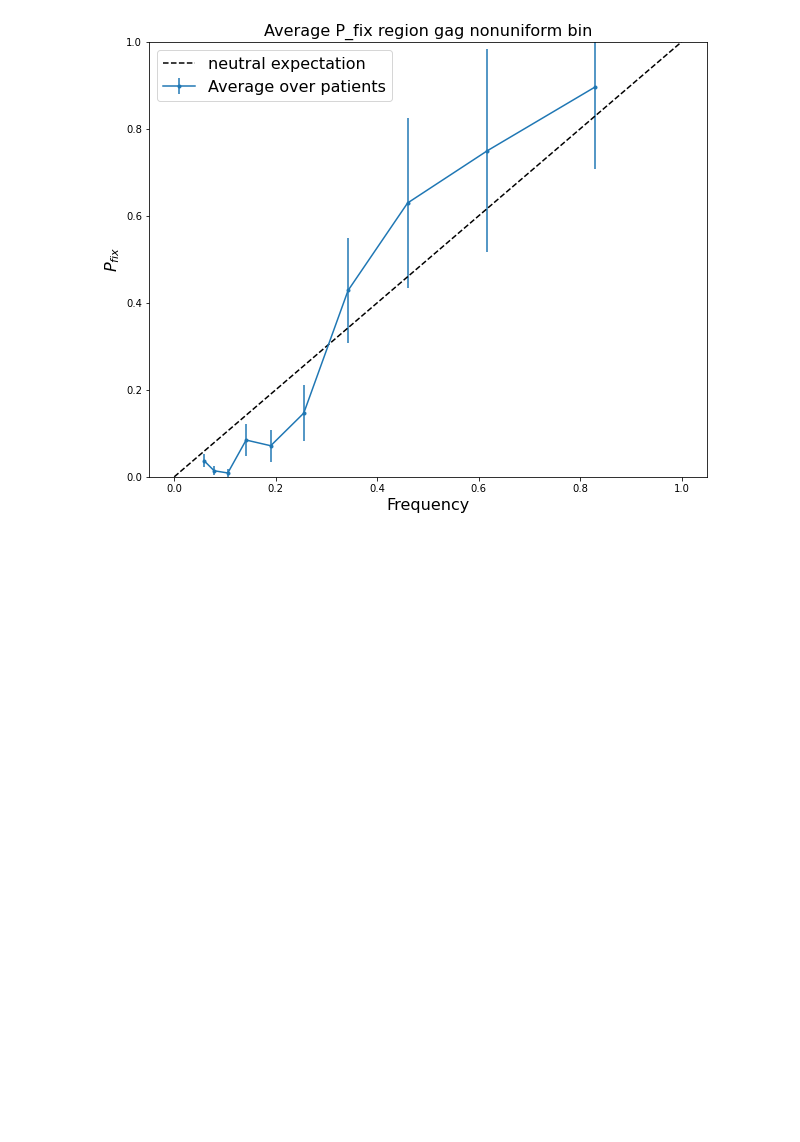
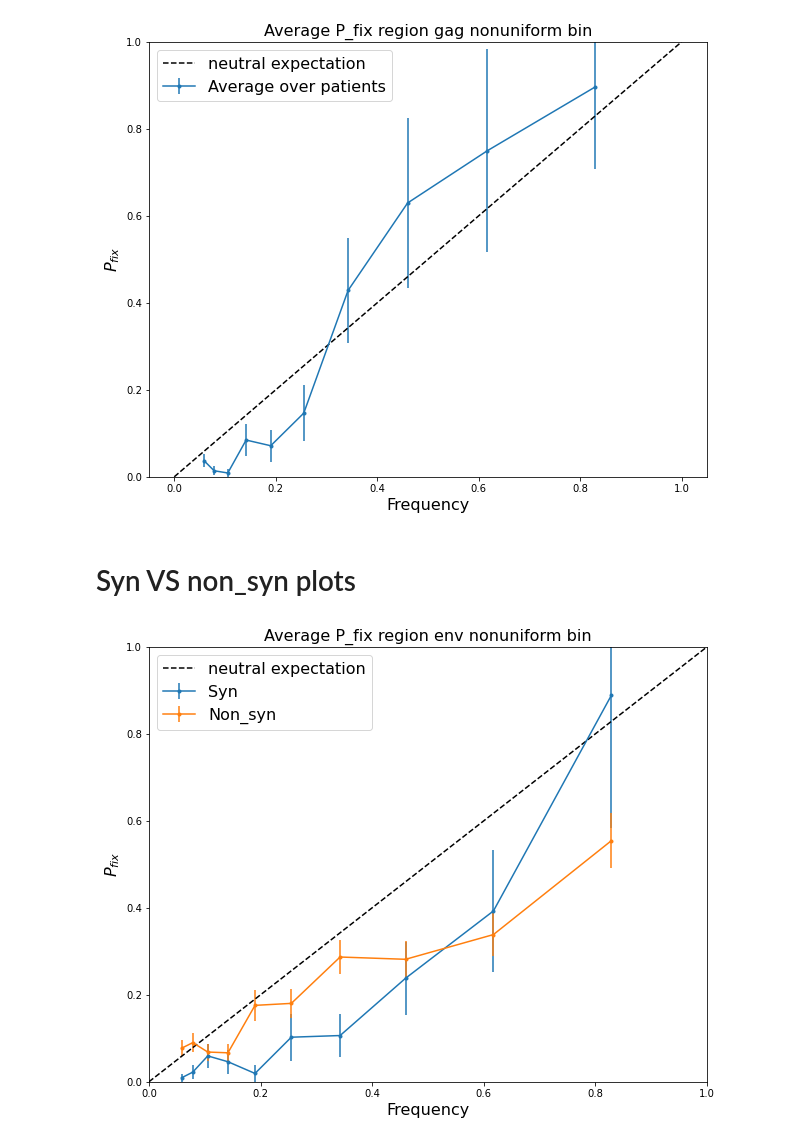
Before and after one commit to neherlab/HIVEVO_recombination, a Jupyter notebook: notebooks/P_fix.ipynb, the cells around one changed output. Saved outputs shown, nothing was run; the diff lists cells and outputs as text; code cells hidden in the pictures; blank space fills up the shorter version.

Commit message:
added create all patient list + p_fix plots for syn VS non_syn

```diff
--- a/notebooks/P_fix.ipynb
+++ b/notebooks/P_fix.ipynb
@@ -316,3 +316,33 @@ frequency_bins, proba_fix, traj_per_bin, fixed_per_bin, err_proba_fix = average_
 plot_average_proba(frequency_bins, proba_fix, err_proba_fix, region, bin_type)
 # %% [output]
 [figure]
+# %% [markdown]
+# Syn VS non_syn plots
+# %%
+patient_names = ["p1", "p2", "p3", "p4", "p5", "p6", "p8", "p9", "p11"]
+bin_type = "nonuniform"
+region = "env"
+remove_one_point_only = False
+nb_bin = 10
+fontsize = 16
+
+trajectories = trajectory.create_all_patient_trajectories(region)
+syn_traj = [traj for traj in trajectories if traj.synonymous == True]
+non_syn_traj = [traj for traj in trajectories if traj.synonymous == False]
+
+bins, proba_fix_syn, _, _, _, err_proba_fix_syn = get_proba_fix(syn_traj, nb_bin, bin_type)
+bins, proba_fix_non_syn, _, _, _, err_proba_fix_non_syn = get_proba_fix(non_syn_traj, nb_bin, bin_type)
+
+plt.figure(figsize=(10, 8))
+plt.title(f"Average P_fix region {region} " + bin_type + " bin", fontsize=fontsize)
+plt.ylabel(r"$P_{fix}$", fontsize=fontsize)
+plt.xlabel("Frequency", fontsize=fontsize)
+plt.errorbar(bins, proba_fix_syn, yerr=err_proba_fix_syn, fmt='.-', label="Syn")
+plt.errorbar(bins, proba_fix_non_syn, yerr=err_proba_fix_non_syn, fmt='.-', label="Non_syn")
+plt.plot([0, 1], [0, 1], 'k--', label="neutral expectation")
+plt.legend(fontsize=fontsize)
+plt.xlim([0,1])
+plt.ylim([0,1])
+plt.show()
+# %% [output]
+[figure, added]
```
Also changed, not shown: parts of 2 cells of this notebook, 2 other files.
